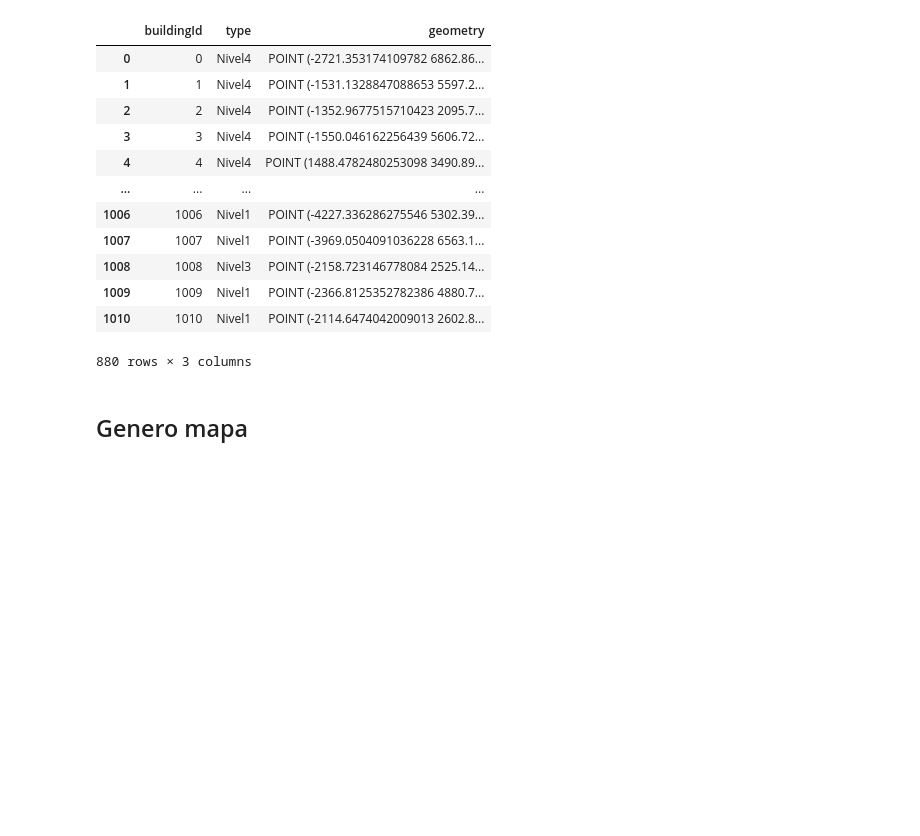
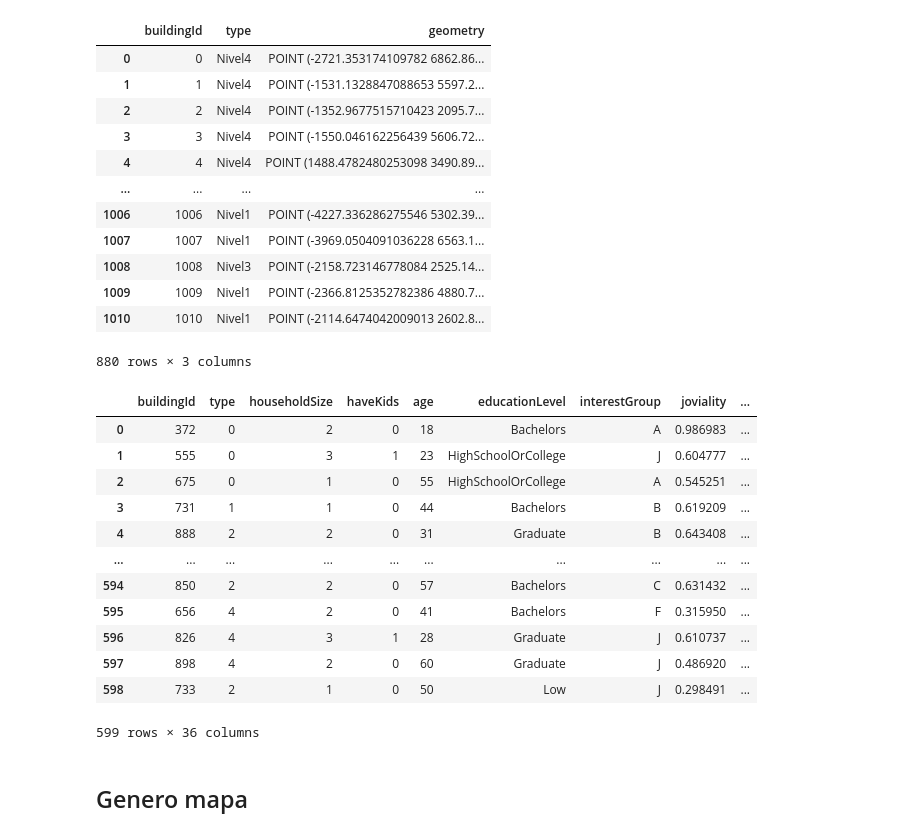
Before and after one commit to ffelicioni/tp_infoviz, a Jupyter notebook: Mapas_Vast_challenge.ipynb, the cells around one changed output. Drawn from its saved outputs; the diff is of its cells as text; code cells hidden in the pictures; blank space fills up the shorter version.

```diff
--- a/Mapas_Vast_challenge.ipynb
+++ b/Mapas_Vast_challenge.ipynb
@@ -403,6 +403,28 @@ df_join3
 | 1009 | 1009 | Nivel1 | POINT (-2366.8125352782386 4880.7... |
 | 1010 | 1010 | Nivel1 | POINT (-2114.6474042009013 2602.8... |
 880 rows × 3 columns
+# %%
+df_comunidades=pd.read_csv(path+"/Journals/comunidades_com.csv")
+df_join4=pd.merge(df_comunidades[['participantId','grupo']],df_join,on='participantId',how='left')
+df_join4.grupo=df_join4.grupo.map(str)
+
+df_join4.rename(columns={'loc_apart': "geometry",'grupo':'type','participantId':'buildingId'},inplace=True)
+df_join4['geometry'] = df_join4['geometry'].apply(wkt.loads)
+df_join4
+# %% [output]
+|  | buildingId | type | householdSize | haveKids | age | educationLevel | interestGroup | joviality | ... |
+| 0 | 372 | 0 | 2 | 0 | 18 | Bachelors | A | 0.986983 | ... |
+| 1 | 555 | 0 | 3 | 1 | 23 | HighSchoolOrCollege | J | 0.604777 | ... |
+| 2 | 675 | 0 | 1 | 0 | 55 | HighSchoolOrCollege | A | 0.545251 | ... |
+| 3 | 731 | 1 | 1 | 0 | 44 | Bachelors | B | 0.619209 | ... |
+| 4 | 888 | 2 | 2 | 0 | 31 | Graduate | B | 0.643408 | ... |
+| ... | ... | ... | ... | ... | ... | ... | ... | ... | ... |
+| 594 | 850 | 2 | 2 | 0 | 57 | Bachelors | C | 0.631432 | ... |
+| 595 | 656 | 4 | 2 | 0 | 41 | Bachelors | F | 0.315950 | ... |
+| 596 | 826 | 4 | 3 | 1 | 28 | Graduate | J | 0.610737 | ... |
+| 597 | 898 | 4 | 2 | 0 | 60 | Graduate | J | 0.486920 | ... |
+| 598 | 733 | 2 | 1 | 0 | 50 | Low | J | 0.298491 | ... |
+599 rows × 36 columns
 # %% [markdown]
 ## Genero mapa
 # %% [markdown]
```
Also changed, not shown: parts of 5 cells of this notebook.
